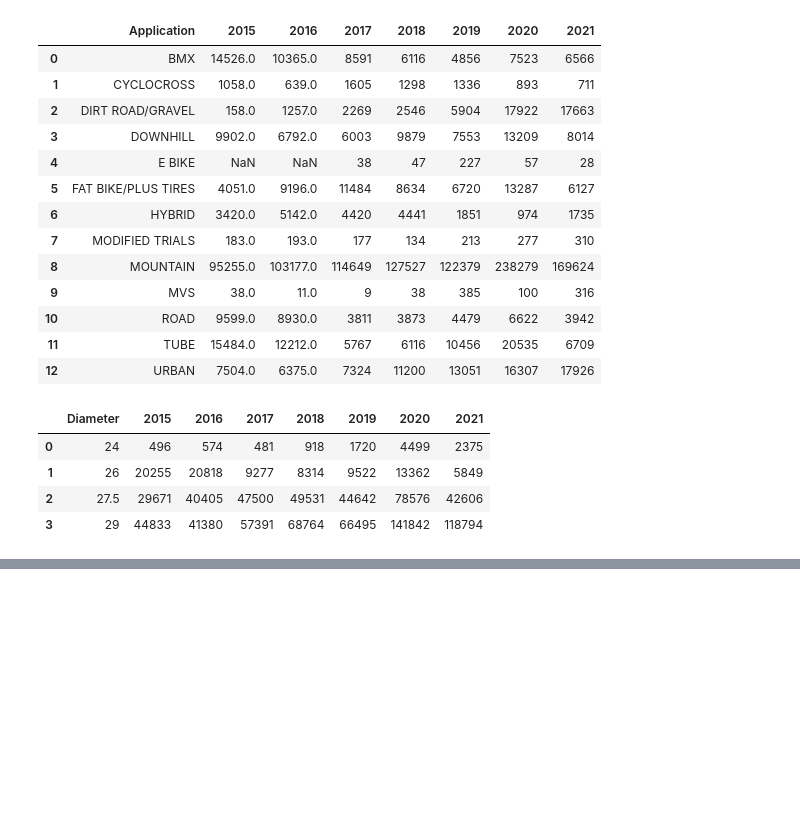
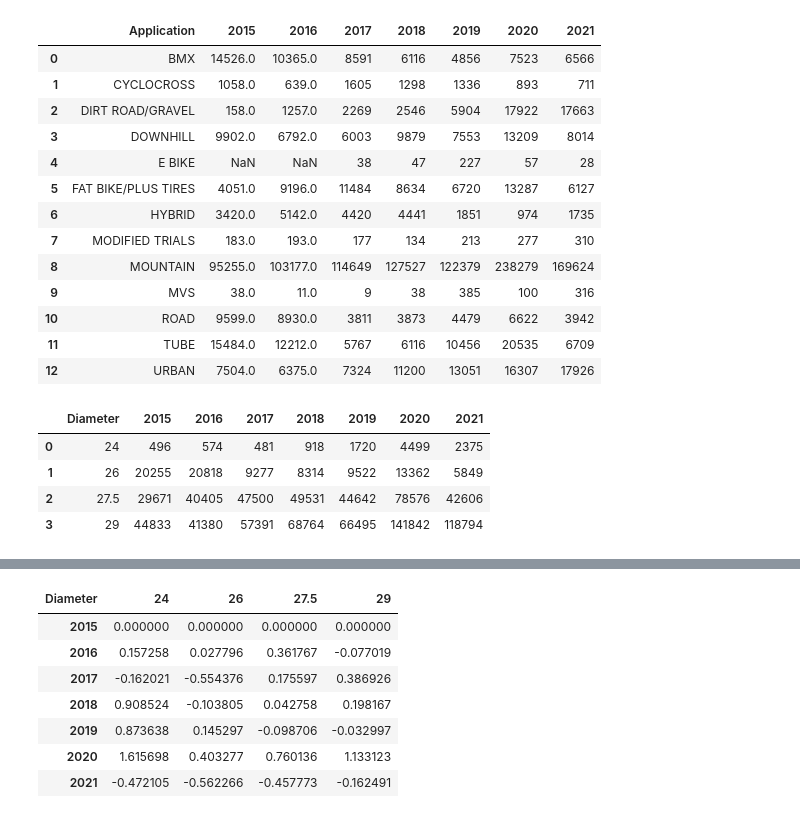
Before and after one commit to 2Delta/GT-Coding-Boot-Camp_Project-1, a Jupyter notebook: Project_01_BicycleSales_01.ipynb, the cells around one changed output, grey strips where cells are left out. Saved outputs shown, nothing was run; the diff lists cells and outputs as text; code cells hidden in the pictures; blank space fills up the shorter version.

```diff
--- a/Project_01_BicycleSales_01.ipynb
+++ b/Project_01_BicycleSales_01.ipynb
@@ -258,0 +246,13 @@ plt.show()
+# %%
+#Percent change usind .pct_change()
+pct_chng_diameter = diameter_year_df.set_index("Diameter").transpose().pct_change().fillna(0)
+pct_chng_diameter
+# %% [output]
+| Diameter | 24 | 26 | 27.5 | 29 |
+| 2015 | 0.000000 | 0.000000 | 0.000000 | 0.000000 |
+| 2016 | 0.157258 | 0.027796 | 0.361767 | -0.077019 |
+| 2017 | -0.162021 | -0.554376 | 0.175597 | 0.386926 |
+| 2018 | 0.908524 | -0.103805 | 0.042758 | 0.198167 |
+| 2019 | 0.873638 | 0.145297 | -0.098706 | -0.032997 |
+| 2020 | 1.615698 | 0.403277 | 0.760136 | 1.133123 |
+| 2021 | -0.472105 | -0.562266 | -0.457773 | -0.162491 |
```
Also changed, not shown: parts of 5 cells of this notebook.
